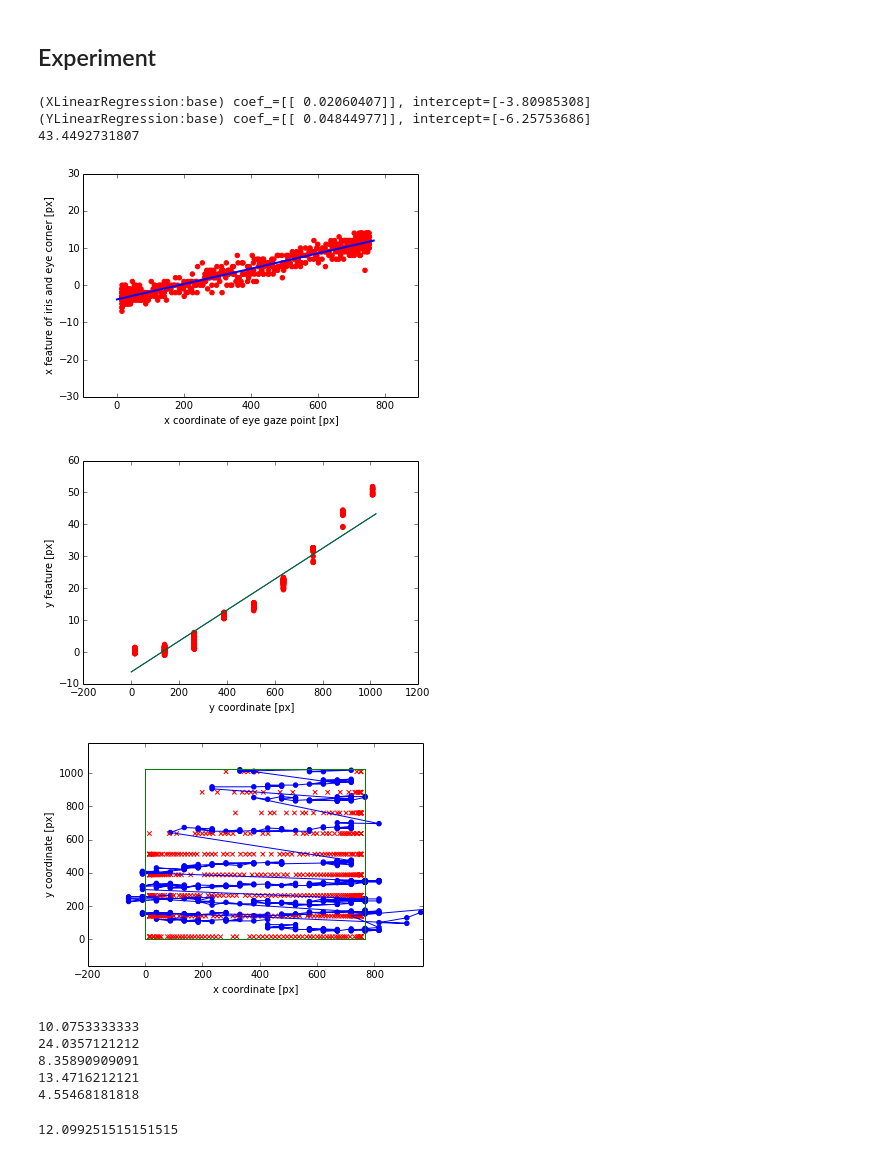
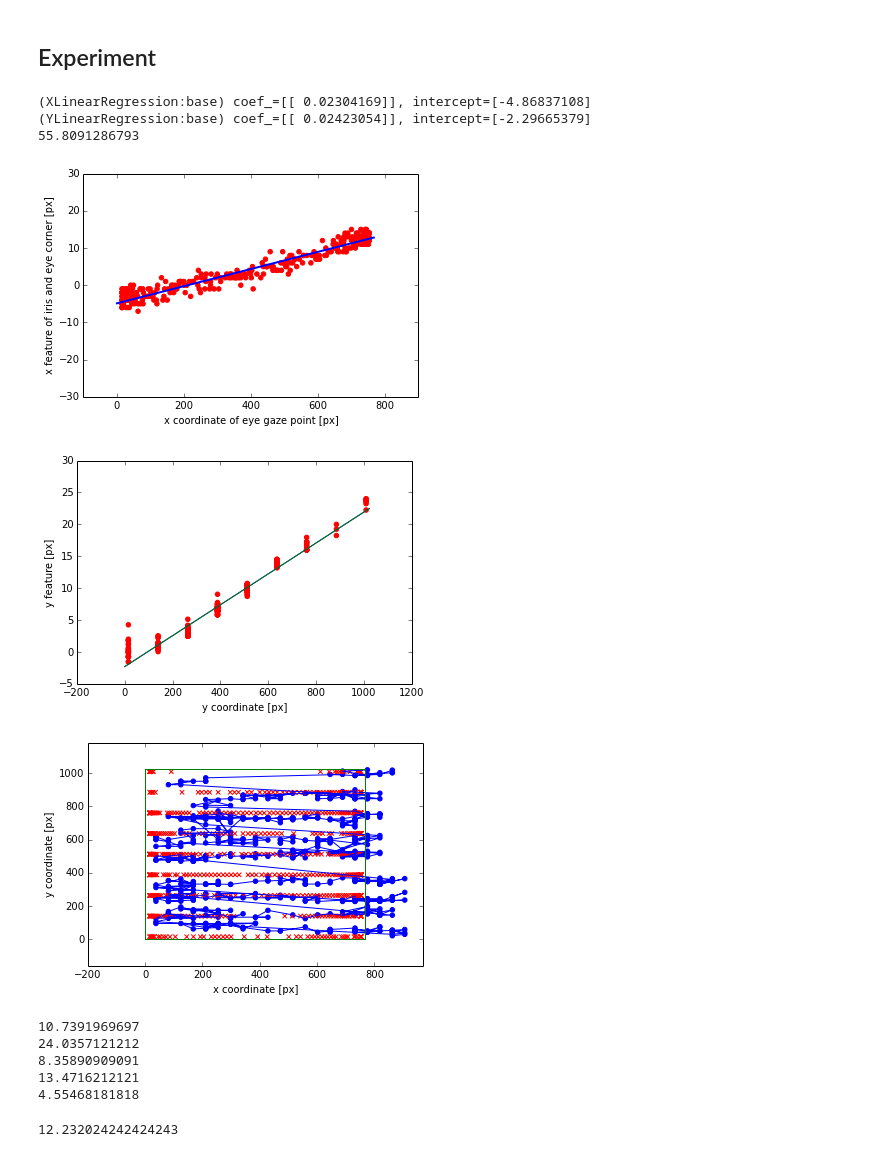
Before and after one commit to Mrk1869/EyeTracker_Regression, a Jupyter notebook: experiment.ipynb, the cells around one changed output. Drawn from its saved outputs; the diff is of its cells as text; code cells hidden in the pictures.

```diff
--- a/experiment.ipynb
+++ b/experiment.ipynb
@@ -188,35 +188,35 @@ def errorDegreeFrompx(estimate_x, estimate_y, actual_x, actual_y):
 # %%
 # data roading
 
 data_directory_path = 'data/experiment_periodic/'
-train_gaze_data = read_csv(data_directory_path+'timestamp3_1.csv', names=['time','x','y'], skiprows=1)
-train_coordinate_data = read_csv(data_directory_path+'coordinate3_1.csv', names=['time','left_iris_x','left_iris_y','left_eyehead_x','left_eyehead_y','left_eyebottom_x','left_eyebottom_y','right_iris_x','right_iris_y','right_eyehead_x','right_eyehead_y','right_eyebottom_x','right_eyebottom_y'], skiprows=1)
-test_gaze_data = read_csv(data_directory_path+'timestamp3_2.csv', names=['time','x','y'], skiprows=1)
-test_coordinate_data = read_csv(data_directory_path+'coordinate3_2.csv', names=['time','left_iris_x','left_iris_y','left_eyehead_x','left_eyehead_y','left_eyebottom_x','left_eyebottom_y','right_iris_x','right_iris_y','right_eyehead_x','right_eyehead_y','right_eyebottom_x','right_eyebottom_y'], skiprows=1)
+train_gaze_data = read_csv(data_directory_path+'timestamp1_1.csv', names=['time','x','y'], skiprows=1)
+train_coordinate_data = read_csv(data_directory_path+'coordinate1_1.csv', names=['time','left_iris_x','left_iris_y','left_eyehead_x','left_eyehead_y','left_eyebottom_x','left_eyebottom_y','right_iris_x','right_iris_y','right_eyehead_x','right_eyehead_y','right_eyebottom_x','right_eyebottom_y'], skiprows=1)
+test_gaze_data = read_csv(data_directory_path+'timestamp1_2.csv', names=['time','x','y'], skiprows=1)
+test_coordinate_data = read_csv(data_directory_path+'coordinate1_2.csv', names=['time','left_iris_x','left_iris_y','left_eyehead_x','left_eyehead_y','left_eyebottom_x','left_eyebottom_y','right_iris_x','right_iris_y','right_eyehead_x','right_eyehead_y','right_eyebottom_x','right_eyebottom_y'], skiprows=1)
 
 # train
 regr = regressionByCoordinateAndGazeData(train_coordinate_data, train_gaze_data)
 
 # test
 accurecy(regr, test_coordinate_data, test_gaze_data)
 # %% [output]
-(XLinearRegression:base) coef_=[[ 0.02060407]], intercept=[-3.80985308]
-(YLinearRegression:base) coef_=[[ 0.04844977]], intercept=[-6.25753686]
-43.4492731807
+(XLinearRegression:base) coef_=[[ 0.02304169]], intercept=[-4.86837108]
+(YLinearRegression:base) coef_=[[ 0.02423054]], intercept=[-2.29665379]
+55.8091286793
-[figure, old version]
+[figure, new version]
-[figure, old version]
+[figure, new version]
-[figure, old version]
+[figure, new version]
 # %%
 def cal(x):
     ans =  x * 25.4 / 132.0
     print ans
     return ans
 # %%
-(cal(52.36)+cal(124.91)+cal(43.44)+cal(70.01)+cal(23.67))/5.0
+(cal(55.81)+cal(124.91)+cal(43.44)+cal(70.01)+cal(23.67))/5.0
 # %% [output]
-10.0753333333
+10.7391969697
 24.0357121212
 8.35890909091
 13.4716212121
 4.55468181818
-12.099251515151515
+12.232024242424243
```
Also changed, not shown: 8 other files.
